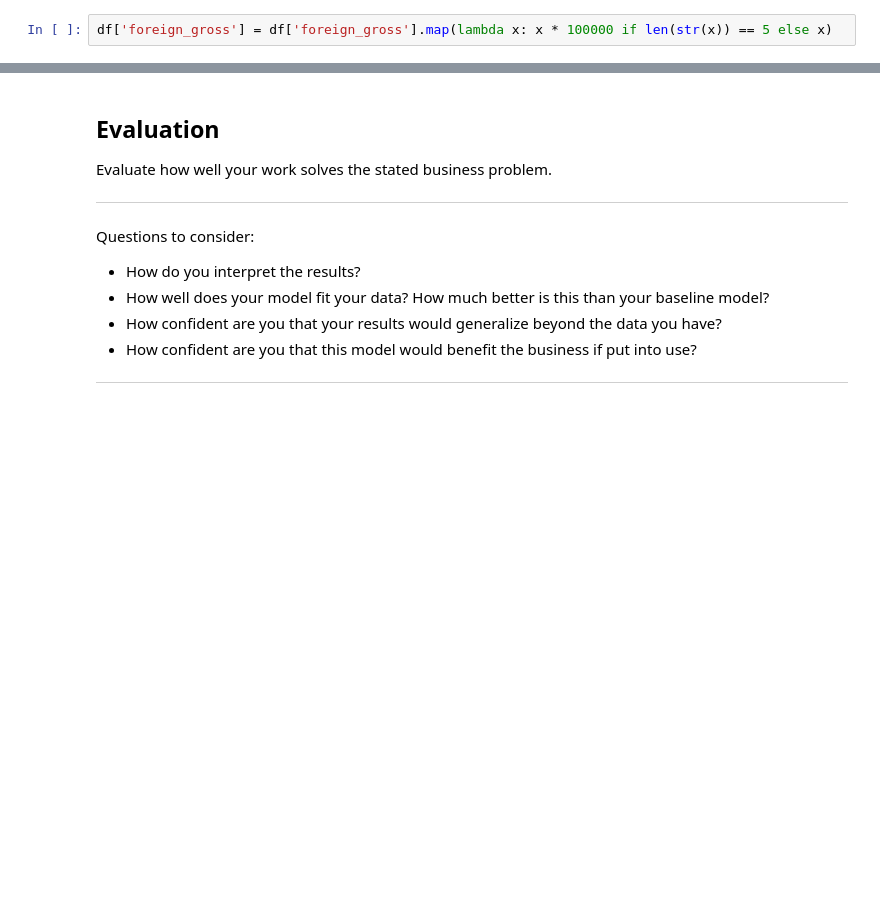
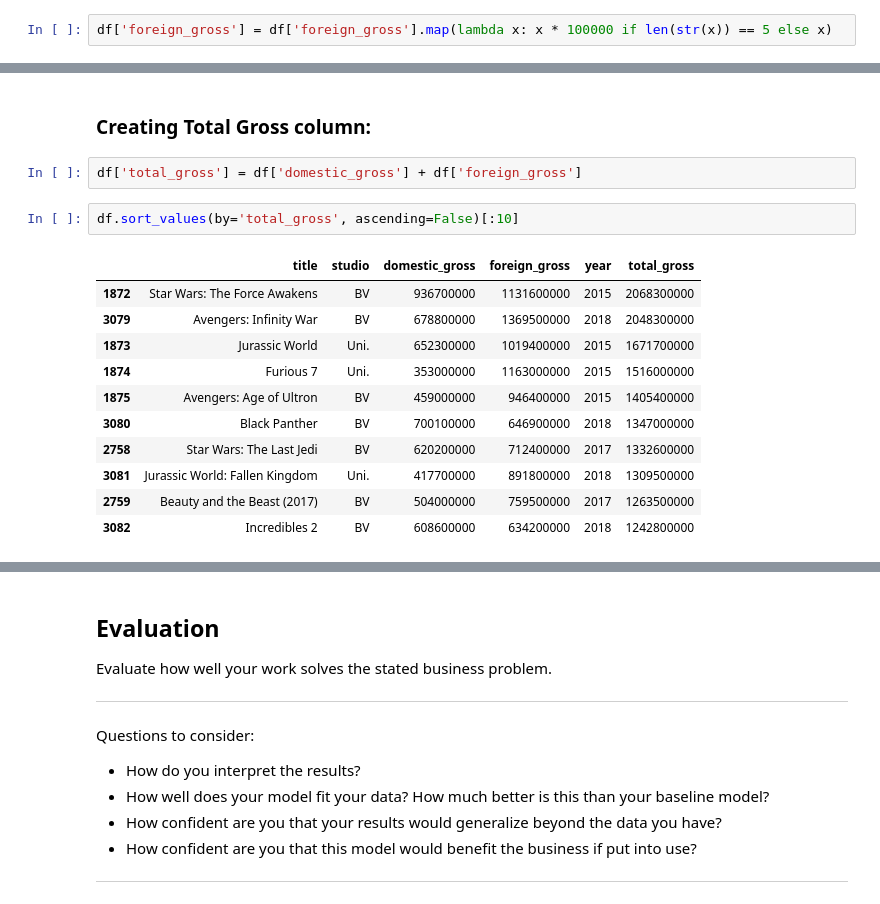
Before and after one commit to epradojr/Microsoft-Movie-Studio-Business-Proposition, a Jupyter notebook: dsc-phase1-project-marcelo.ipynb, the cells around one changed output, grey strips where cells are left out. Drawn from its saved outputs; the diff is of its cells as text; blank space fills up the shorter version.

```diff
--- a/dsc-phase1-project-marcelo.ipynb
+++ b/dsc-phase1-project-marcelo.ipynb
@@ -171,0 +174,18 @@ Questions to consider:
+# %% [markdown]
+### Creating Total Gross column:
+# %%
+df['total_gross'] = df['domestic_gross'] + df['foreign_gross']
+# %%
+df.sort_values(by='total_gross', ascending=False)[:10]
+# %% [output]
+|  | title | studio | domestic_gross | foreign_gross | year | total_gross |
+| 1872 | Star Wars: The Force Awakens | BV | 936700000 | 1131600000 | 2015 | 2068300000 |
+| 3079 | Avengers: Infinity War | BV | 678800000 | 1369500000 | 2018 | 2048300000 |
+| 1873 | Jurassic World | Uni. | 652300000 | 1019400000 | 2015 | 1671700000 |
+| 1874 | Furious 7 | Uni. | 353000000 | 1163000000 | 2015 | 1516000000 |
+| 1875 | Avengers: Age of Ultron | BV | 459000000 | 946400000 | 2015 | 1405400000 |
+| 3080 | Black Panther | BV | 700100000 | 646900000 | 2018 | 1347000000 |
+| 2758 | Star Wars: The Last Jedi | BV | 620200000 | 712400000 | 2017 | 1332600000 |
+| 3081 | Jurassic World: Fallen Kingdom | Uni. | 417700000 | 891800000 | 2018 | 1309500000 |
+| 2759 | Beauty and the Beast (2017) | BV | 504000000 | 759500000 | 2017 | 1263500000 |
+| 3082 | Incredibles 2 | BV | 608600000 | 634200000 | 2018 | 1242800000 |
```
Also changed, not shown: parts of 9 cells of this notebook.
